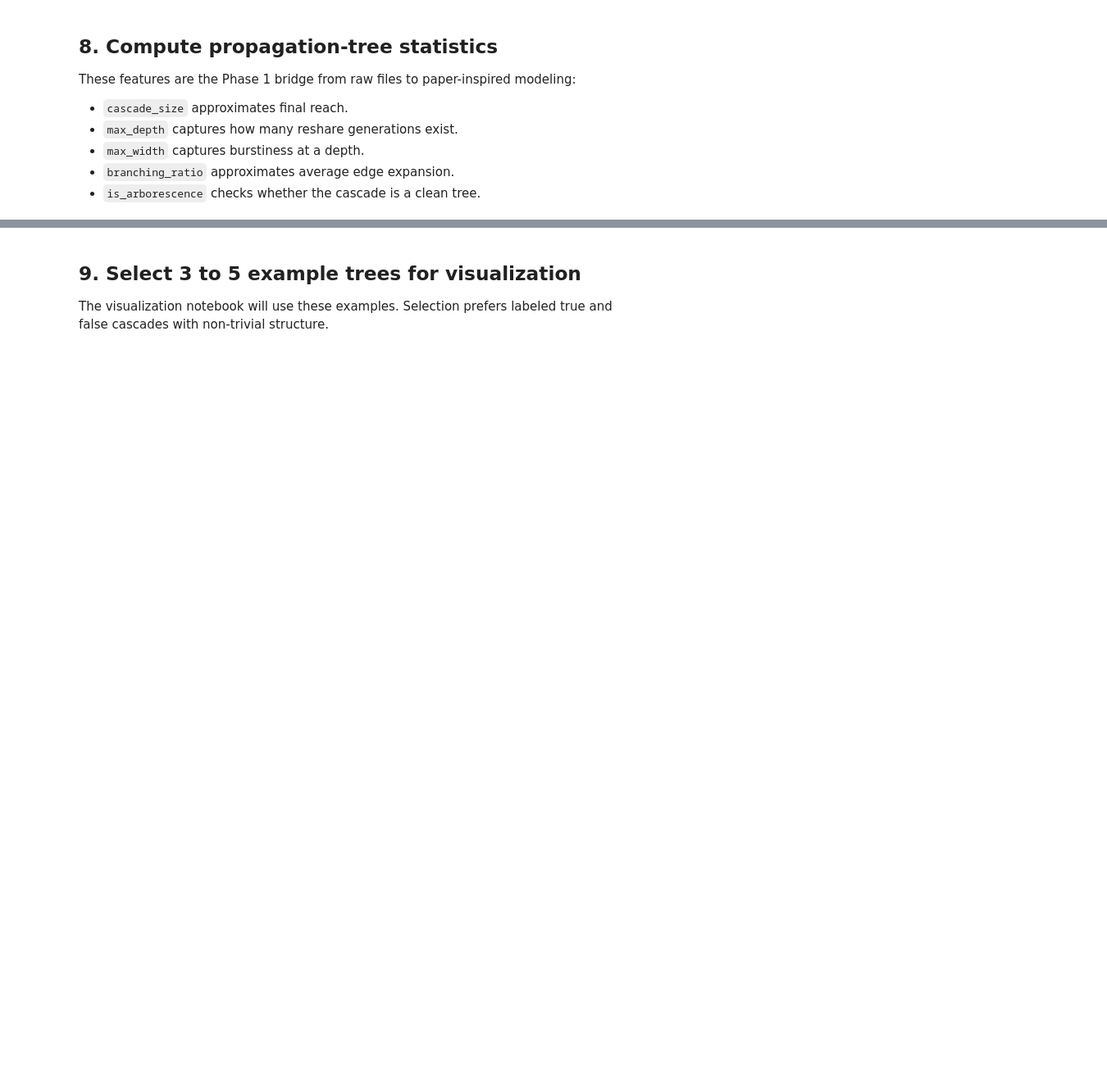
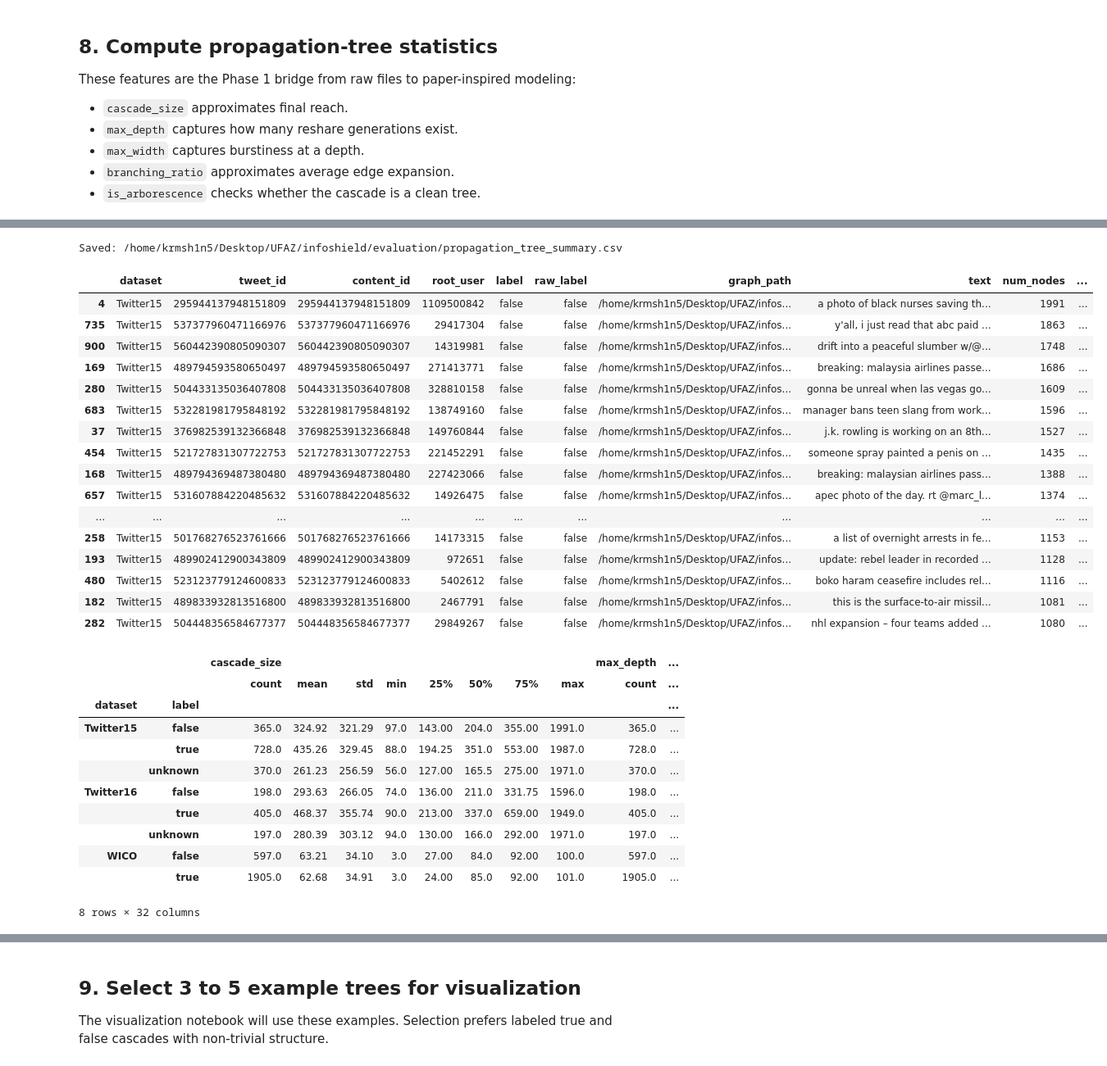
Before and after one commit to Krmsh1n5/infoshield, a Jupyter notebook: explore_data.ipynb, the cells around one changed output, grey strips where cells are left out. Shown at 82% size. Saved outputs shown, nothing was run; the diff lists cells and outputs as text; code cells hidden in the pictures; blank space fills up the shorter version.

```diff
--- a/explore_data.ipynb
+++ b/explore_data.ipynb
@@ -706,0 +809,65 @@ Saved: /home/krmsh1n5/Desktop/UFAZ/infoshield/evaluation/propagation_tree_summar
+# %%
+summary_rows = []
+meta_lookup  = (all_meta.set_index(['dataset','content_id']).to_dict('index')
+                if not all_meta.empty else {})
+for (dataset, cid), payload in all_graphs.items():
+    G       = payload['graph']
+    root_id = payload.get('root_id')   # user ID of source tweeter (fixed)
+    stats   = tree_stats(G, root_id=root_id)
+    meta    = meta_lookup.get((dataset, cid), {})
+    summary_rows.append({
+        'dataset':    dataset,
+        'tweet_id':   cid,
+        'content_id': cid,
+        'root_user':  root_id,
+        'label':      normalize_label(meta.get('label', 'unknown')),
+        'raw_label':  meta.get('raw_label'),
+        'graph_path': payload.get('path'),
+        'text':       meta.get('text', ''),
+        **stats,
+    })
+
+tree_summary = pd.DataFrame(summary_rows)
+if not tree_summary.empty:
+    tree_summary = tree_summary.sort_values(
+        ['dataset','label','cascade_size'], ascending=[True, True, False])
+
+summary_path = EVAL_DIR / 'propagation_tree_summary.csv'
+tree_summary.to_csv(summary_path, index=False)
+print('Saved:', summary_path)
+display(tree_summary.head(20))
+
+display(tree_summary.groupby(['dataset','label'])[
+    ['cascade_size','max_depth','max_width','branching_ratio']
+].describe().round(2) if not tree_summary.empty else tree_summary)
+# %% [output]
+Saved: /home/krmsh1n5/Desktop/UFAZ/infoshield/evaluation/propagation_tree_summary.csv
+|  | dataset | tweet_id | content_id | root_user | label | raw_label | graph_path | text | num_nodes | ... |
+| 4 | Twitter15 | 295944137948151809 | 295944137948151809 | 1109500842 | false | false | /home/krmsh1n5/Desktop/UFAZ/infos... | a photo of black nurses saving th... | 1991 | ... |
+| 735 | Twitter15 | 537377960471166976 | 537377960471166976 | 29417304 | false | false | /home/krmsh1n5/Desktop/UFAZ/infos... | y'all, i just read that abc paid ... | 1863 | ... |
+| 900 | Twitter15 | 560442390805090307 | 560442390805090307 | 14319981 | false | false | /home/krmsh1n5/Desktop/UFAZ/infos... | drift into a peaceful slumber w/@... | 1748 | ... |
+| 169 | Twitter15 | 489794593580650497 | 489794593580650497 | 271413771 | false | false | /home/krmsh1n5/Desktop/UFAZ/infos... | breaking: malaysia airlines passe... | 1686 | ... |
+| 280 | Twitter15 | 504433135036407808 | 504433135036407808 | 328810158 | false | false | /home/krmsh1n5/Desktop/UFAZ/infos... | gonna be unreal when las vegas go... | 1609 | ... |
+| 683 | Twitter15 | 532281981795848192 | 532281981795848192 | 138749160 | false | false | /home/krmsh1n5/Desktop/UFAZ/infos... | manager bans teen slang from work... | 1596 | ... |
+| 37 | Twitter15 | 376982539132366848 | 376982539132366848 | 149760844 | false | false | /home/krmsh1n5/Desktop/UFAZ/infos... | j.k. rowling is working on an 8th... | 1527 | ... |
+| 454 | Twitter15 | 521727831307722753 | 521727831307722753 | 221452291 | false | false | /home/krmsh1n5/Desktop/UFAZ/infos... | someone spray painted a penis on ... | 1435 | ... |
+| 168 | Twitter15 | 489794369487380480 | 489794369487380480 | 227423066 | false | false | /home/krmsh1n5/Desktop/UFAZ/infos... | breaking: malaysian airlines pass... | 1388 | ... |
+| 657 | Twitter15 | 531607884220485632 | 531607884220485632 | 14926475 | false | false | /home/krmsh1n5/Desktop/UFAZ/infos... | apec photo of the day. rt @marc_l... | 1374 | ... |
+| ... | ... | ... | ... | ... | ... | ... | ... | ... | ... | ... |
+| 258 | Twitter15 | 501768276523761666 | 501768276523761666 | 14173315 | false | false | /home/krmsh1n5/Desktop/UFAZ/infos... | a list of overnight arrests in fe... | 1153 | ... |
+| 193 | Twitter15 | 489902412900343809 | 489902412900343809 | 972651 | false | false | /home/krmsh1n5/Desktop/UFAZ/infos... | update: rebel leader in recorded ... | 1128 | ... |
+| 480 | Twitter15 | 523123779124600833 | 523123779124600833 | 5402612 | false | false | /home/krmsh1n5/Desktop/UFAZ/infos... | boko haram ceasefire includes rel... | 1116 | ... |
+| 182 | Twitter15 | 489833932813516800 | 489833932813516800 | 2467791 | false | false | /home/krmsh1n5/Desktop/UFAZ/infos... | this is the surface-to-air missil... | 1081 | ... |
+| 282 | Twitter15 | 504448356584677377 | 504448356584677377 | 29849267 | false | false | /home/krmsh1n5/Desktop/UFAZ/infos... | nhl expansion – four teams added ... | 1080 | ... |
+|  |  | cascade_size |  |  |  |  |  |  |  | max_depth | ... |
+|  |  | count | mean | std | min | 25% | 50% | 75% | max | count | ... |
+| dataset | label |  |  |  |  |  |  |  |  |  | ... |
+| Twitter15 | false | 365.0 | 324.92 | 321.29 | 97.0 | 143.00 | 204.0 | 355.00 | 1991.0 | 365.0 | ... |
+|  | true | 728.0 | 435.26 | 329.45 | 88.0 | 194.25 | 351.0 | 553.00 | 1987.0 | 728.0 | ... |
+|  | unknown | 370.0 | 261.23 | 256.59 | 56.0 | 127.00 | 165.5 | 275.00 | 1971.0 | 370.0 | ... |
+| Twitter16 | false | 198.0 | 293.63 | 266.05 | 74.0 | 136.00 | 211.0 | 331.75 | 1596.0 | 198.0 | ... |
+|  | true | 405.0 | 468.37 | 355.74 | 90.0 | 213.00 | 337.0 | 659.00 | 1949.0 | 405.0 | ... |
+|  | unknown | 197.0 | 280.39 | 303.12 | 94.0 | 130.00 | 166.0 | 292.00 | 1971.0 | 197.0 | ... |
+| WICO | false | 597.0 | 63.21 | 34.10 | 3.0 | 27.00 | 84.0 | 92.00 | 100.0 | 597.0 | ... |
+|  | true | 1905.0 | 62.68 | 34.91 | 3.0 | 24.00 | 85.0 | 92.00 | 101.0 | 1905.0 | ... |
+8 rows × 32 columns
```
Also changed, not shown: parts of 25 cells of this notebook, 27 other files.
